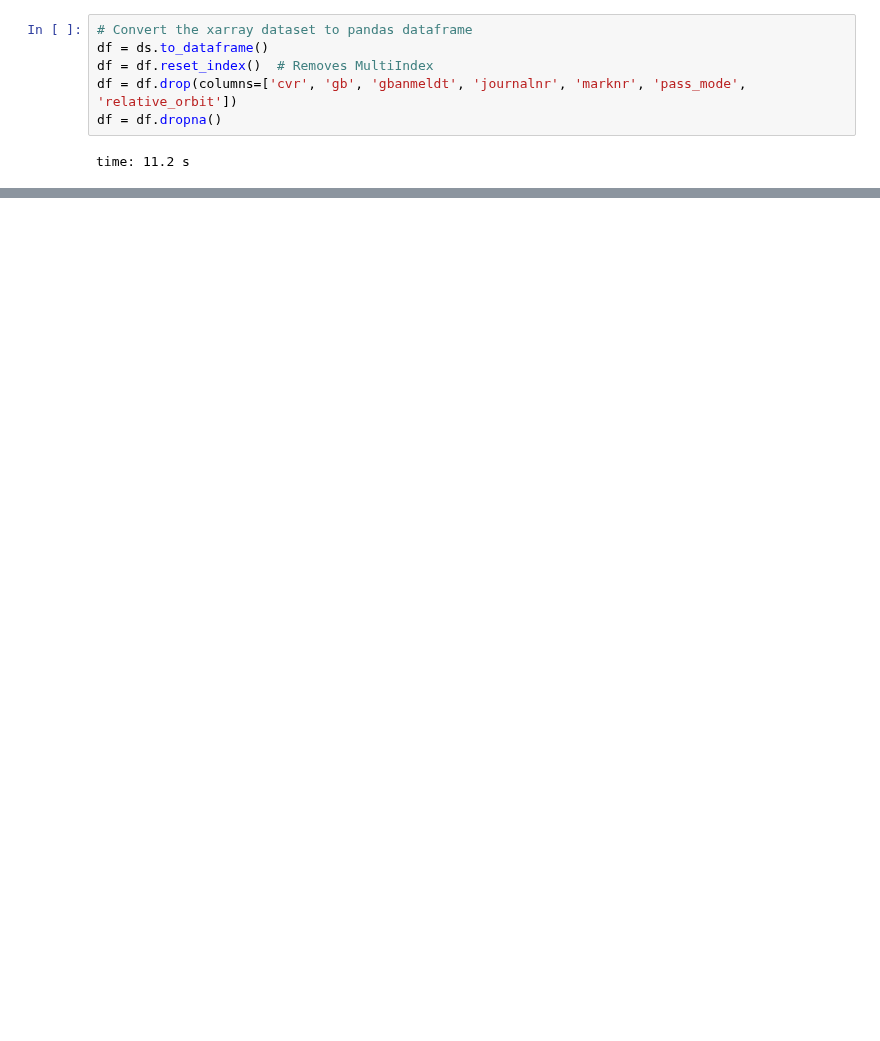
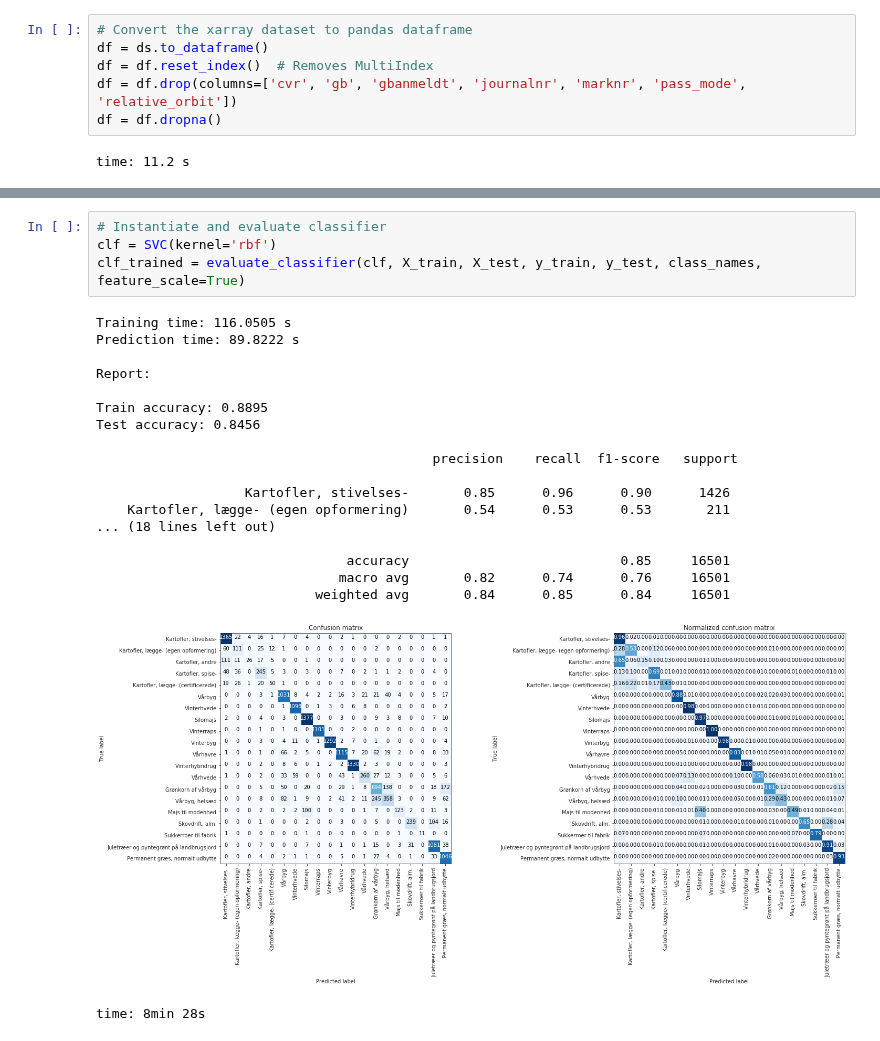
Before and after one commit to JacobJeppesen/PublicSectorConsultancy, a Jupyter notebook: potato_nematode_predictor/notebooks/03_TrainClassifiers.ipynb, the cells around one changed output, grey strips where cells are left out. Cells and saved outputs as stored; diff of their text form; blank space fills up the shorter version.

```diff
--- a/potato_nematode_predictor/notebooks/03_TrainClassifiers.ipynb
+++ b/potato_nematode_predictor/notebooks/03_TrainClassifiers.ipynb
@@ -183,2 +253,26 @@ time: 67.4 ms
+# %%
+# Instantiate and evaluate classifier
+clf = SVC(kernel='rbf')
+clf_trained = evaluate_classifier(clf, X_train, X_test, y_train, y_test, class_names,  feature_scale=True)
+# %% [output]
+Training time: 116.0505 s
+Prediction time: 89.8222 s
+
+Report:
+
+Train accuracy: 0.8895
+Test accuracy: 0.8456
+
+                                           precision    recall  f1-score   support
+
+                   Kartofler, stivelses-       0.85      0.96      0.90      1426
+    Kartofler, lægge- (egen opformering)       0.54      0.53      0.53       211
+... (18 lines left out)
+
+                                accuracy                           0.85     16501
+                               macro avg       0.82      0.74      0.76     16501
+                            weighted avg       0.84      0.85      0.84     16501
+[figure, added]
+time: 8min 28s
 # %%
 # https://automl.github.io/auto-sklearn/master/installation.html#installing-auto-sklearn
```
Also changed, not shown: parts of 17 cells of this notebook, 2 other files.
